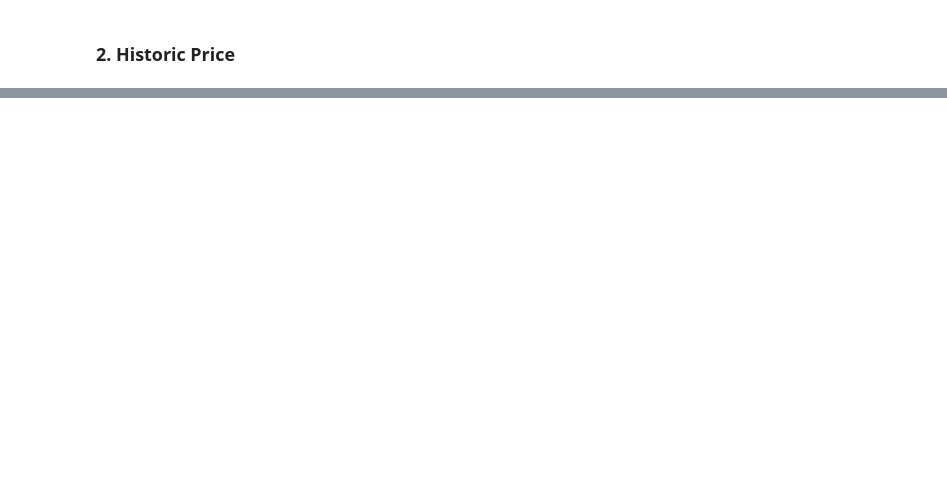
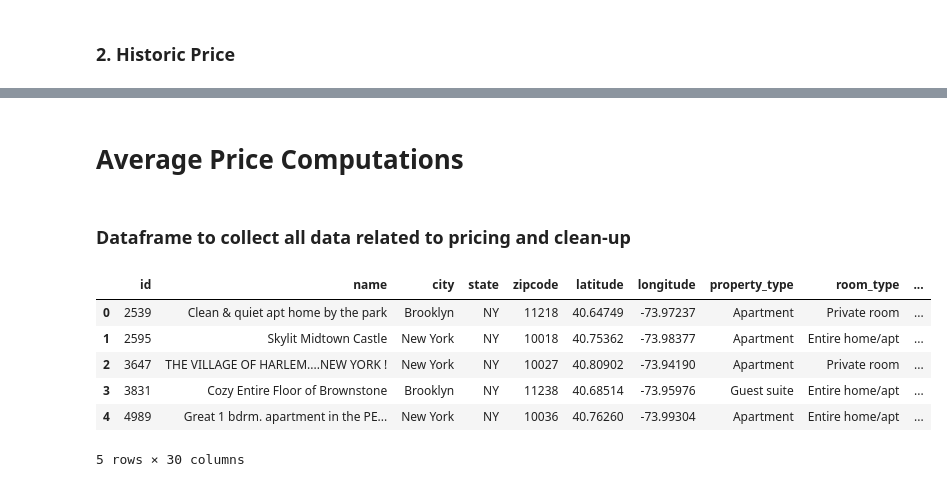
Before and after one commit to EstellaYu/Data_Visualization_Airbnb_Hotel, a Jupyter notebook: Notebooks/Data_Cleaning.ipynb, the cells around one changed output, grey strips where cells are left out. Saved outputs shown, nothing was run; the diff lists cells and outputs as text; code cells hidden in the pictures; blank space fills up the shorter version.

```diff
--- a/Notebooks/Data_Cleaning.ipynb
+++ b/Notebooks/Data_Cleaning.ipynb
@@ -276,0 +261,24 @@ plt.show()
+# %% [markdown]
+# Average Price Computations
+# %% [markdown]
+### Dataframe to collect all data related to pricing and clean-up
+# %%
+#Identify columns in the data that are relevant to computation of average price
+price_cols = ['id', 'name', "city", "state", "zipcode", 'latitude', 'longitude', 'property_type',
+        'room_type', 'accommodates', 'bathrooms', 'bedrooms', 'minimum_nights', 'maximum_nights',
+        'price', 'cleaning_fee', 'beds','bed_type', 'weekly_price', 'monthly_price',
+        'guests_included','extra_people', 'number_of_reviews','review_scores_rating',
+        'review_scores_accuracy', 'review_scores_cleanliness', 'review_scores_value', 'review_scores_location',
+        'instant_bookable','is_business_travel_ready']
+#Reduced dataframe with above columns
+listing_prc_red_df = listing_df[price_cols]
+#Preview
+listing_prc_red_df.head()
+# %% [output]
+|  | id | name | city | state | zipcode | latitude | longitude | property_type | room_type | ... |
+| 0 | 2539 | Clean & quiet apt home by the park | Brooklyn | NY | 11218 | 40.64749 | -73.97237 | Apartment | Private room | ... |
+| 1 | 2595 | Skylit Midtown Castle | New York | NY | 10018 | 40.75362 | -73.98377 | Apartment | Entire home/apt | ... |
+| 2 | 3647 | THE VILLAGE OF HARLEM....NEW YORK ! | New York | NY | 10027 | 40.80902 | -73.94190 | Apartment | Private room | ... |
+| 3 | 3831 | Cozy Entire Floor of Brownstone | Brooklyn | NY | 11238 | 40.68514 | -73.95976 | Guest suite | Entire home/apt | ... |
+| 4 | 4989 | Great 1 bdrm. apartment in the PE... | New York | NY | 10036 | 40.76260 | -73.99304 | Apartment | Entire home/apt | ... |
+5 rows × 30 columns
```
Also changed, not shown: parts of 10 cells of this notebook.
